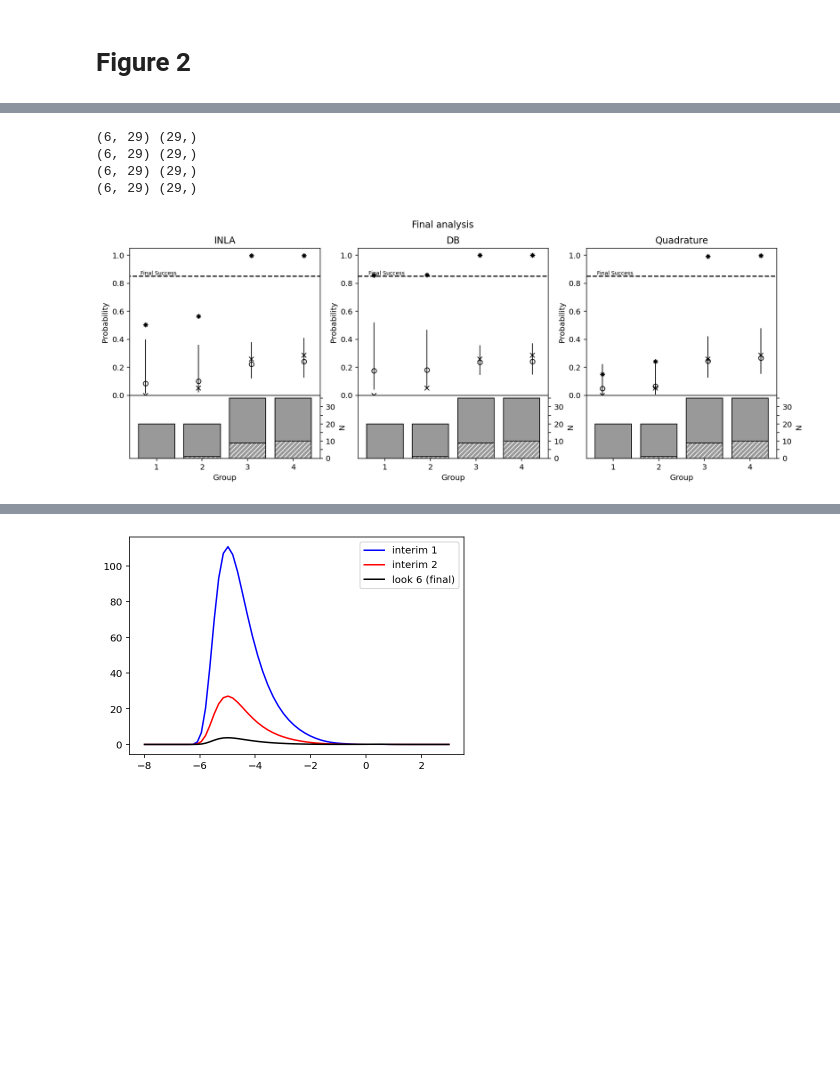
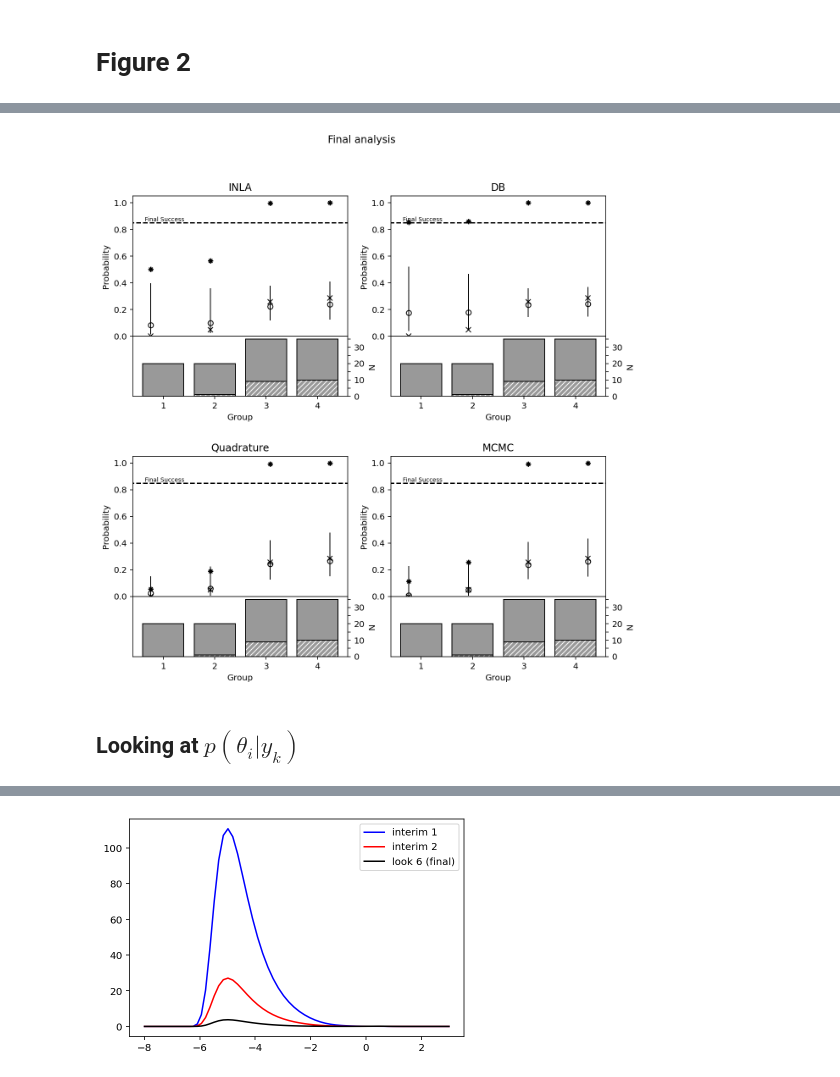
Before and after one commit to Confirm-Solutions/imprint, a Jupyter notebook: research/berry/berry_dirty.ipynb, the cells around one changed output, grey strips where cells are left out. Drawn from its saved outputs; the diff is of its cells as text; code cells hidden in the pictures; blank space fills up the shorter version.

Commit message:
numpyro MCMC working!

```diff
--- a/research/berry/berry_dirty.ipynb
+++ b/research/berry/berry_dirty.ipynb
@@ -179,3 +195,5 @@ data_no0 = np.stack((y_i_no0, n_i), axis=2)
 post_hyper, report = inla.calc_posterior_hyper(b, data_no0)
 inla_stats = inla.calc_posterior_x(post_hyper, report, b.suc_thresh)
 db_stats = dirty_bayes.calc_dirty_bayes(y_i_no0, n_i, b.mu_0, b.logit_p1, b.suc_thresh, b.sigma2_rule)
+quad_stats = quadrature.quadrature_posterior_theta(b, data, b.suc_thresh)
+mcmc_data, mcmc_stats = mcmc.mcmc_berry(b, data, b.suc_thresh)
@@ -190,25 +210,22 @@ berry.figure1_plot(b, "DB", data, db_stats)
-# %%
-exact_stats = exact.exact_posterior_x(b, data_no0, b.suc_thresh)
-# %% [output]
-(6, 29) (29,)
-(6, 29) (29,)
-(6, 29) (29,)
-(6, 29) (29,)
 # %%
-fig = plt.figure(figsize=(15, 5))
+fig = plt.figure(figsize=(10, 10))
 plt.suptitle('Final analysis')
-outergs = fig.add_gridspec(1, 3, hspace=0.3)
+outergs = fig.add_gridspec(2, 2, hspace=0.3)
 innergs = outergs[0].subgridspec(
     2, 1, wspace=0, hspace=0, height_ratios=[0.7, 0.3]
 )
 berry.figure1_subplot(innergs[0], innergs[1], 5, b, data, inla_stats, title='INLA')
 innergs = outergs[1].subgridspec(
     2, 1, wspace=0, hspace=0, height_ratios=[0.7, 0.3]
 )
 berry.figure1_subplot(innergs[0], innergs[1], 5, b, data, db_stats, title='DB')
 innergs = outergs[2].subgridspec(
     2, 1, wspace=0, hspace=0, height_ratios=[0.7, 0.3]
 )
-berry.figure1_subplot(innergs[0], innergs[1], 5, b, data, exact_stats, title='Quadrature')
+berry.figure1_subplot(innergs[0], innergs[1], 5, b, data, quad_stats, title='Quadrature')
+innergs = outergs[3].subgridspec(
+    2, 1, wspace=0, hspace=0, height_ratios=[0.7, 0.3]
+)
+berry.figure1_subplot(innergs[0], innergs[1], 5, b, data, mcmc_stats, title='MCMC')
 # %% [output]
-[figure, old version]
+[figure, new version]
@@ -217,0 +232,2 @@ import util
+# %% [markdown]
+## Looking at $p(\theta_i|y_k)$
```
Also changed, not shown: parts of 12 cells of this notebook, 5 other files.
